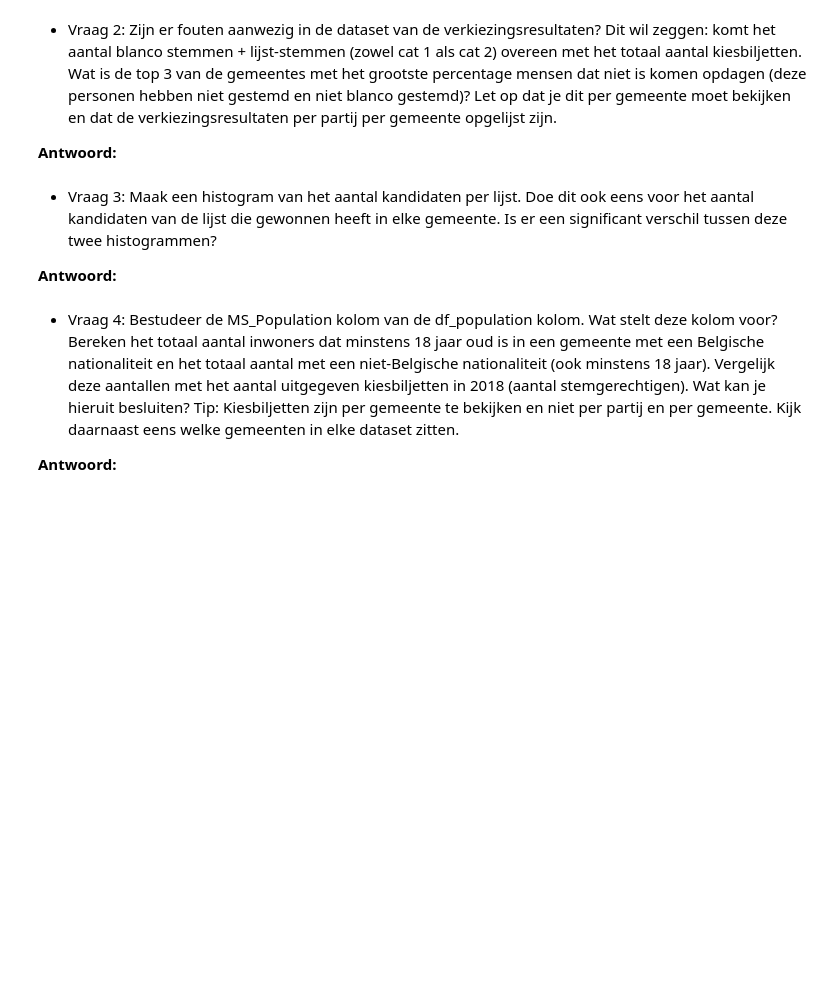
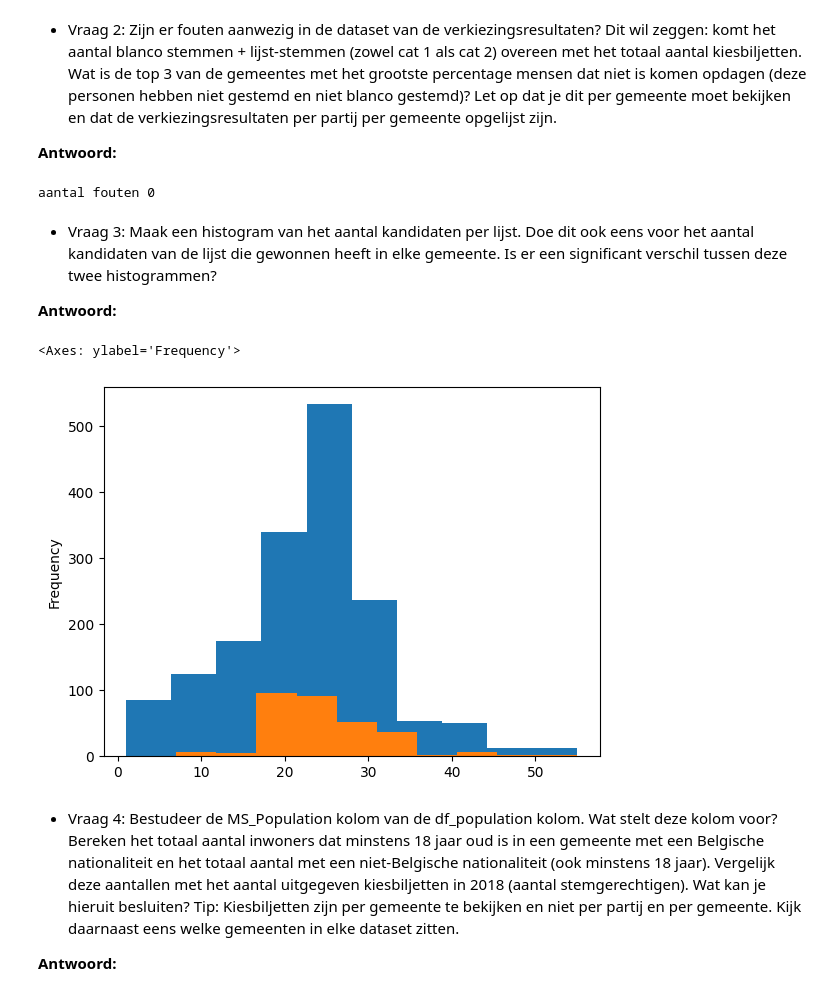
Before and after one commit to Data-Science-2425/Leerstof2, a Jupyter notebook: Week 5/EDA-oefening/opgave.ipynb, the cells around one changed output. Cells and saved outputs as stored; diff of their text form; code cells hidden in the pictures; blank space fills up the shorter version.

```diff
--- a/Week 5/EDA-oefening/opgave.ipynb
+++ b/Week 5/EDA-oefening/opgave.ipynb
@@ -22,3 +22,11 @@ Voer nu de volgende stappen uit om de data in te lezen:
 * Unzip het bestand
 * Laad de csv in het .txt bestand in met pandas in een dataframe met de naam df_population
 * Print van elk dataframe de eerste 10 rijen uit om een idee te krijgen van de beschikbare data.
+# %%
+import pandas as pd
+
+df_results = pd.read_excel('resultaten_verkiezing_gemeenteraad_20181014_na_20190702.xlsx', skiprows=2, sheet_name='lijsten')
+display(df_results.head())
+
+df_population = pd.read_excel('TF_SOC_POP_STRUCT_2018.xlsx')
+display(df_population.head())
@@ -41,12 +84,28 @@ Schrijf hieronder per vraag de nodige code om de vraag te beantwoorden en vergee
 **Antwoord:**
 # %%
 # Vraag 2
+tmp = df_results.groupby('NIS').agg({'totaal\nstembiljetten': 'first', 'blanco&ongeldig': 'first', 'stemcijfer':'sum'}) # maak de som van de stemcijfers en neem 1 keer blanco en totaal
+print(f'aantal fouten {(tmp['totaal\nstembiljetten'] != tmp['blanco&ongeldig'] + tmp.stemcijfer).sum()}')
+# %% [output]
+aantal fouten 0
 # %% [markdown]
 * Vraag 3: Maak een histogram van het aantal kandidaten per lijst. Doe dit ook eens voor het aantal kandidaten van de lijst die gewonnen heeft in elke gemeente. Is er een significant verschil tussen deze twee histogrammen?
 
 **Antwoord:**
 # %%
 # Vraag 3
+df_results['aantal\nkandidaten'].plot.hist()
+
+# histogram van enkel de winnaars
+df_results.sort_values(by='stemcijfer', ascending=False).groupby('NIS').first()['aantal\nkandidaten'].plot.hist()
+
+# wat opvalt:
+# het is normaal dat de hist van de winnaars (de orangje) dat die veel lager gaat zijn (omdat er minder winnende partijen zijn dan totaal partijen)
+# de piek van beide histogrammen ligt ongeveer gelijk
+# kleine partijen (minder dan 17 kandidaten ongeveer) een veel kleinere kans op winnen hebben
+# %% [output]
+<Axes: ylabel='Frequency'>
+[figure, added]
 # %% [markdown]
 * Vraag 4: Bestudeer de MS_Population kolom van de df_population kolom. Wat stelt deze kolom voor? Bereken het totaal aantal inwoners dat minstens 18 jaar oud is in een gemeente met een Belgische nationaliteit en het totaal aantal met een niet-Belgische nationaliteit (ook minstens 18 jaar). Vergelijk deze aantallen met het aantal uitgegeven kiesbiljetten in 2018 (aantal stemgerechtigen). Wat kan je hieruit besluiten? Tip: Kiesbiljetten zijn per gemeente te bekijken en niet per partij en per gemeente. Kijk daarnaast eens welke gemeenten in elke dataset zitten.
 
```
Also changed, not shown: parts of 7 cells of this notebook, 1 other file.
